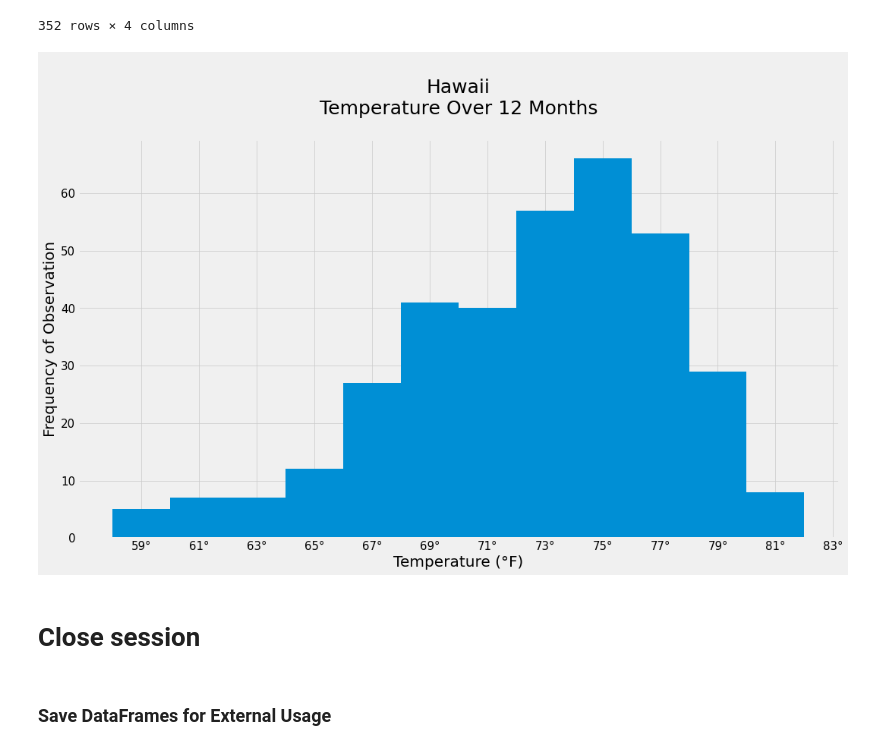
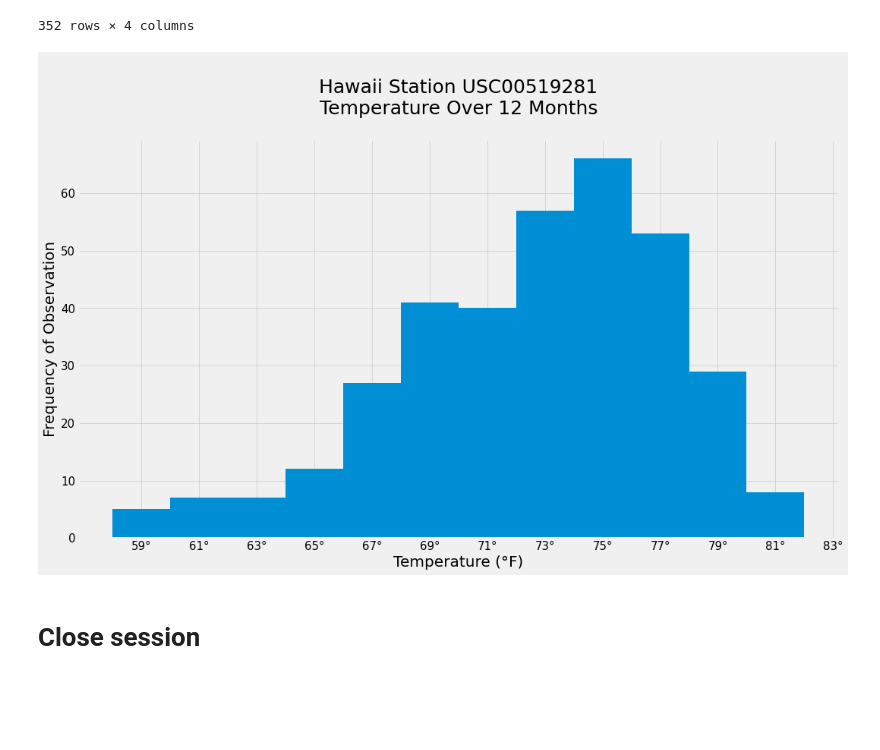
Before and after one commit to uno-sebastian/sqlalchemy-challenge, a Jupyter notebook: climate_analysis.ipynb, the cells around one changed output. Saved outputs shown, nothing was run; the diff lists cells and outputs as text; code cells hidden in the pictures; blank space fills up the shorter version.

```diff
--- a/climate_analysis.ipynb
+++ b/climate_analysis.ipynb
@@ -271,27 +270,25 @@ station_temperature_observation_df
 # %%
 # plot the results as a histogram
 fig, ax = plt.subplots(1, 1, figsize = (16,9))
 count, bins, patches = plt.hist(
     station_temperature_observation_df['tobs'],
     align = 'left',
     bins = 12
 )
 ax.set_xticks(bins)
 ax.xaxis.set_major_formatter(mtick.StrMethodFormatter('{x:,.0f}°'))
-plt.title('\nHawaii\nTemperature Over 12 Months\n', fontsize = (25))
+plt.title(f'\nHawaii Station {most_active_station}\nTemperature Over 12 Months\n', fontsize = (25))
 plt.xlabel('Temperature (°F)', fontsize = (20))
 plt.ylabel('Frequency of Observation', fontsize = (20))
 plt.xticks(fontsize = 15)
 plt.yticks(fontsize = 15)
 plt.grid(alpha = 0.75)
-plt.savefig('Images/temperature_over_12_months.png')
+plt.savefig('Images/station_temperature_over_12_months.png')
 plt.show()
 # %% [output]
-[figure, old version]
+[figure, new version]
 # %% [markdown]
 # Close session
 # %%
 # Close Session
 session.close()
-# %% [markdown]
-### Save DataFrames for External Usage
```
Also changed, not shown: parts of 4 cells of this notebook, 10 other files.
